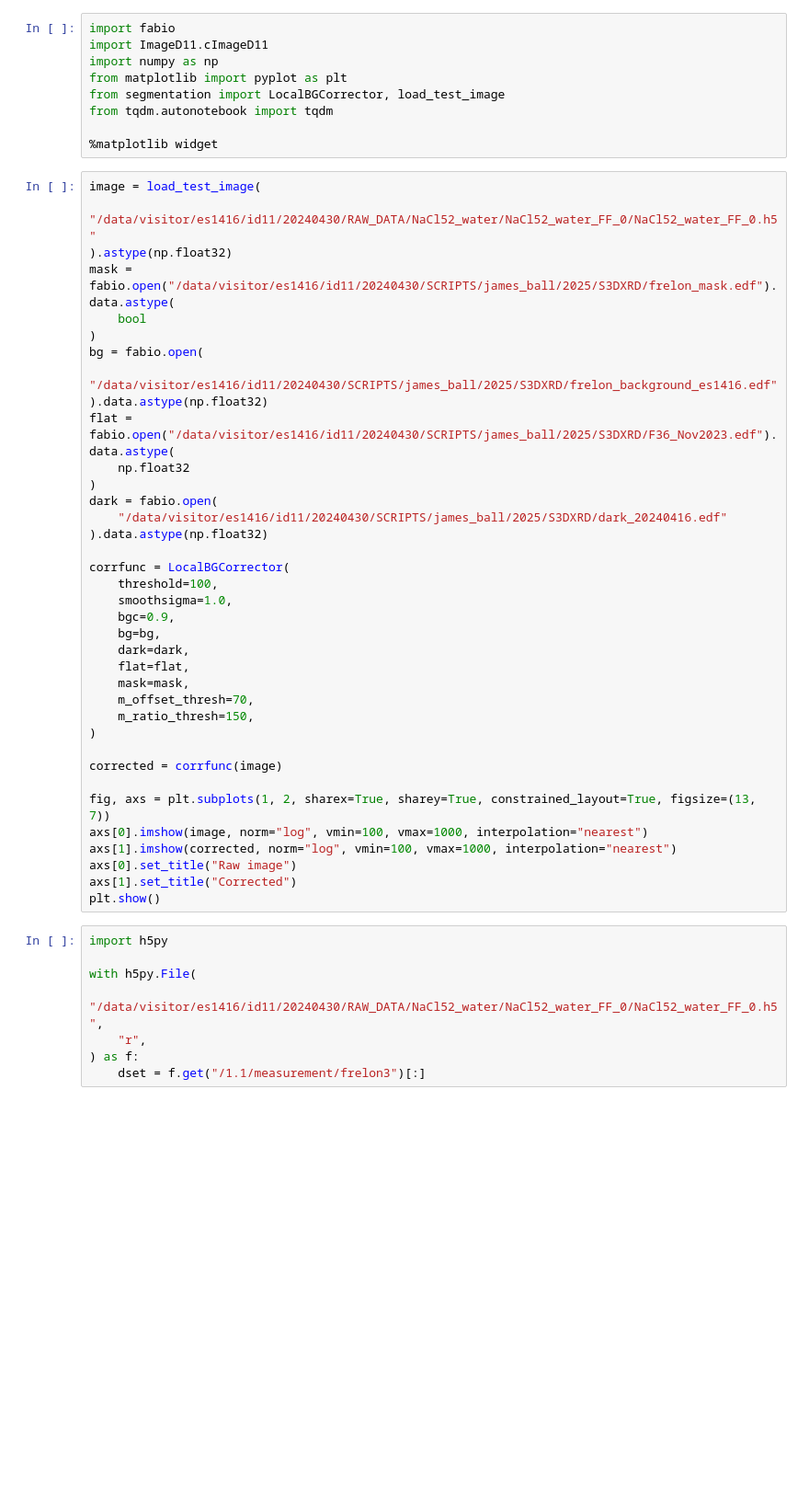
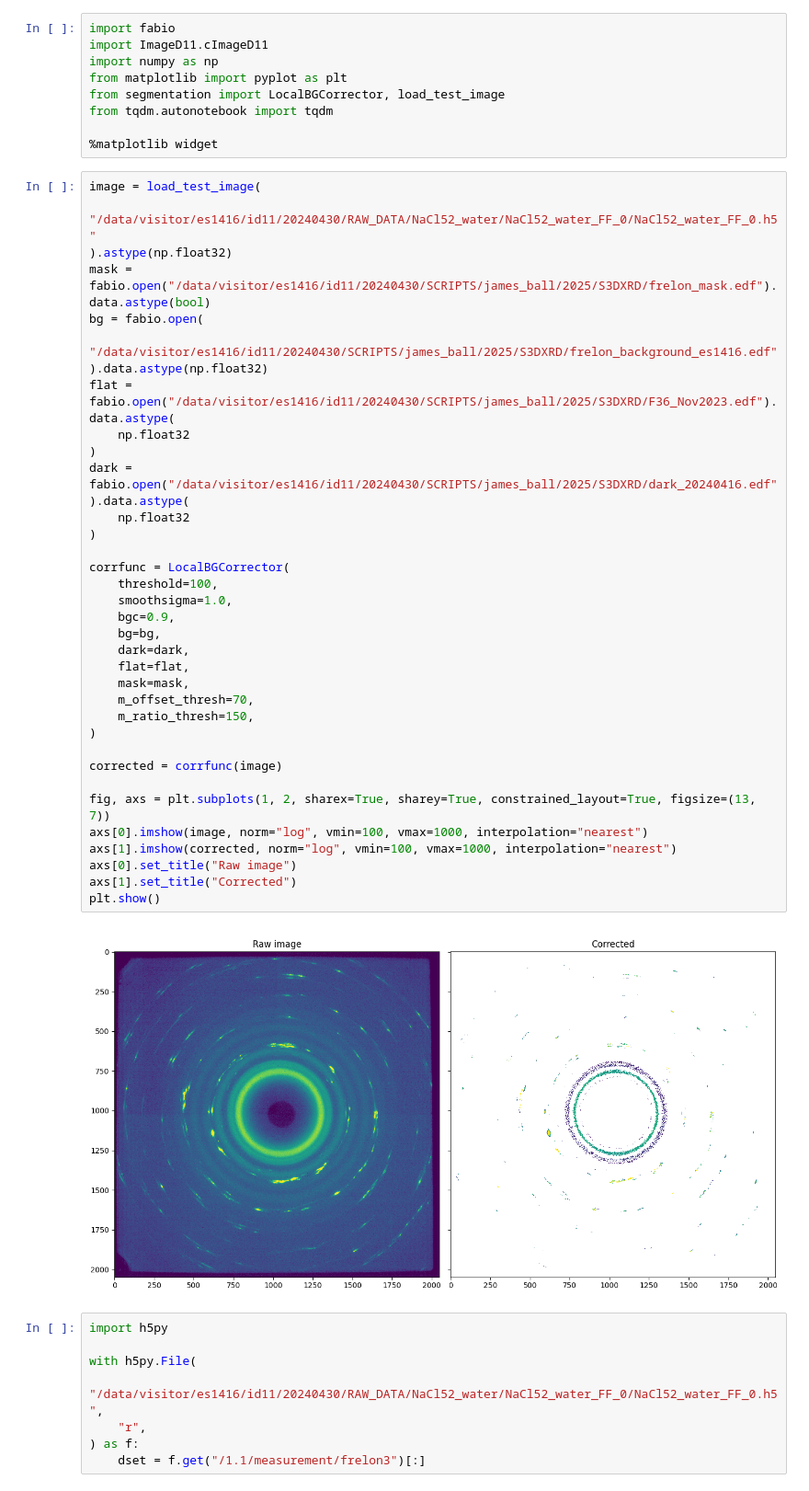
Before and after one commit to jadball/anri, a Jupyter notebook: anri/sandbox/test_seg.ipynb, the cells around one changed output. Shown at 92% size. Cells and saved outputs as stored; diff of their text form; blank space fills up the shorter version.

```diff
--- a/anri/sandbox/test_seg.ipynb
+++ b/anri/sandbox/test_seg.ipynb
@@ -11,39 +11,39 @@ from tqdm.autonotebook import tqdm
 image = load_test_image(
     "/data/visitor/es1416/id11/20240430/RAW_DATA/NaCl52_water/NaCl52_water_FF_0/NaCl52_water_FF_0.h5"
 ).astype(np.float32)
-mask = fabio.open("/data/visitor/es1416/id11/20240430/SCRIPTS/james_ball/2025/S3DXRD/frelon_mask.edf").data.astype(
-    bool
-)
+mask = fabio.open("/data/visitor/es1416/id11/20240430/SCRIPTS/james_ball/2025/S3DXRD/frelon_mask.edf").data.astype(bool)
 bg = fabio.open(
     "/data/visitor/es1416/id11/20240430/SCRIPTS/james_ball/2025/S3DXRD/frelon_background_es1416.edf"
 ).data.astype(np.float32)
 flat = fabio.open("/data/visitor/es1416/id11/20240430/SCRIPTS/james_ball/2025/S3DXRD/F36_Nov2023.edf").data.astype(
     np.float32
 )
-dark = fabio.open(
-    "/data/visitor/es1416/id11/20240430/SCRIPTS/james_ball/2025/S3DXRD/dark_20240416.edf"
-).data.astype(np.float32)
+dark = fabio.open("/data/visitor/es1416/id11/20240430/SCRIPTS/james_ball/2025/S3DXRD/dark_20240416.edf").data.astype(
+    np.float32
+)
 
 corrfunc = LocalBGCorrector(
     threshold=100,
     smoothsigma=1.0,
     bgc=0.9,
     bg=bg,
     dark=dark,
     flat=flat,
     mask=mask,
     m_offset_thresh=70,
     m_ratio_thresh=150,
 )
 
 corrected = corrfunc(image)
 
 fig, axs = plt.subplots(1, 2, sharex=True, sharey=True, constrained_layout=True, figsize=(13, 7))
 axs[0].imshow(image, norm="log", vmin=100, vmax=1000, interpolation="nearest")
 axs[1].imshow(corrected, norm="log", vmin=100, vmax=1000, interpolation="nearest")
 axs[0].set_title("Raw image")
 axs[1].set_title("Corrected")
 plt.show()
+# %% [output]
+[figure, added]
 # %%
 import h5py
 
```
Also changed, not shown: parts of 3 cells of this notebook, 11 other files.
